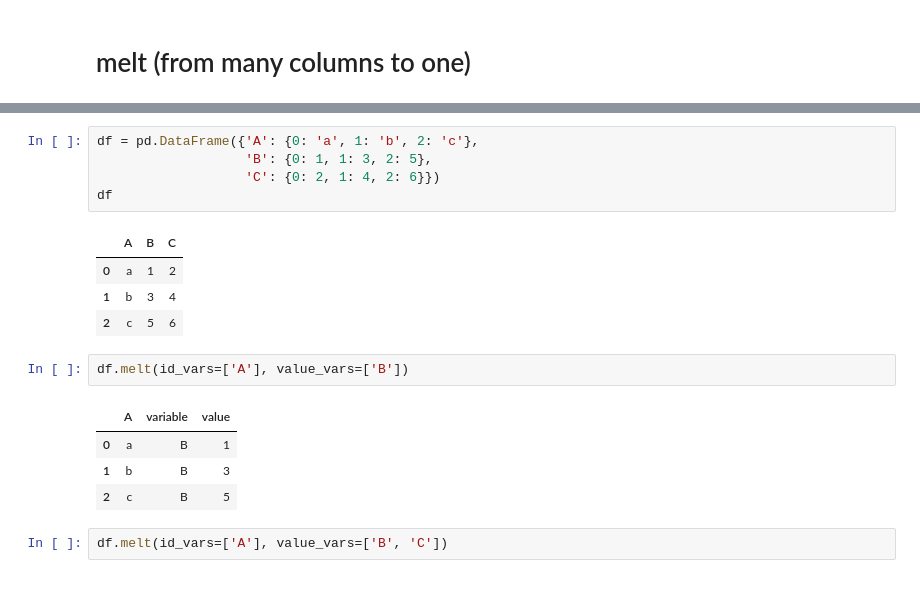
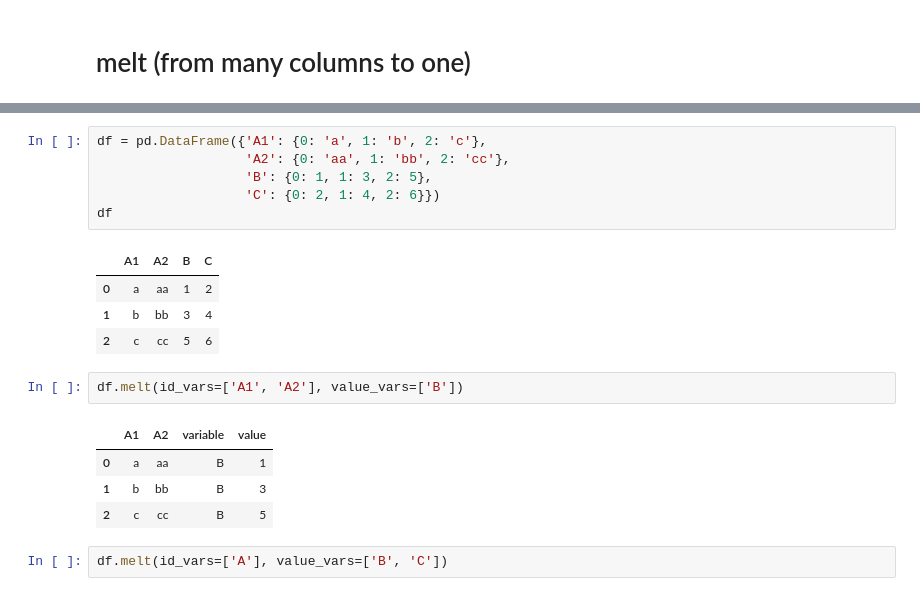
Before and after one commit to PAGriAnalytics/pagri_hard_skills, a Jupyter notebook: pandas.ipynb, the cells around one changed output, grey strips where cells are left out. Cells and saved outputs as stored; diff of their text form.

```diff
--- a/pandas.ipynb
+++ b/pandas.ipynb
@@ -1461,20 +1699,21 @@ df.stack().reset_index(-1, drop=True)
 # %%
-df = pd.DataFrame({'A': {0: 'a', 1: 'b', 2: 'c'},
+df = pd.DataFrame({'A1': {0: 'a', 1: 'b', 2: 'c'},
+                   'A2': {0: 'aa', 1: 'bb', 2: 'cc'},
                    'B': {0: 1, 1: 3, 2: 5},
                    'C': {0: 2, 1: 4, 2: 6}})
 df
 # %% [output]
-|  | A | B | C |
-| 0 | a | 1 | 2 |
-| 1 | b | 3 | 4 |
-| 2 | c | 5 | 6 |
+|  | A1 | A2 | B | C |
+| 0 | a | aa | 1 | 2 |
+| 1 | b | bb | 3 | 4 |
+| 2 | c | cc | 5 | 6 |
 # %%
-df.melt(id_vars=['A'], value_vars=['B'])
+df.melt(id_vars=['A1', 'A2'], value_vars=['B'])
 # %% [output]
-|  | A | variable | value |
-| 0 | a | B | 1 |
-| 1 | b | B | 3 |
-| 2 | c | B | 5 |
+|  | A1 | A2 | variable | value |
+| 0 | a | aa | B | 1 |
+| 1 | b | bb | B | 3 |
+| 2 | c | cc | B | 5 |
 # %%
 df.melt(id_vars=['A'], value_vars=['B', 'C'])
 # %% [output]
```
Also changed, not shown: parts of 68 cells of this notebook, 29 other files.
